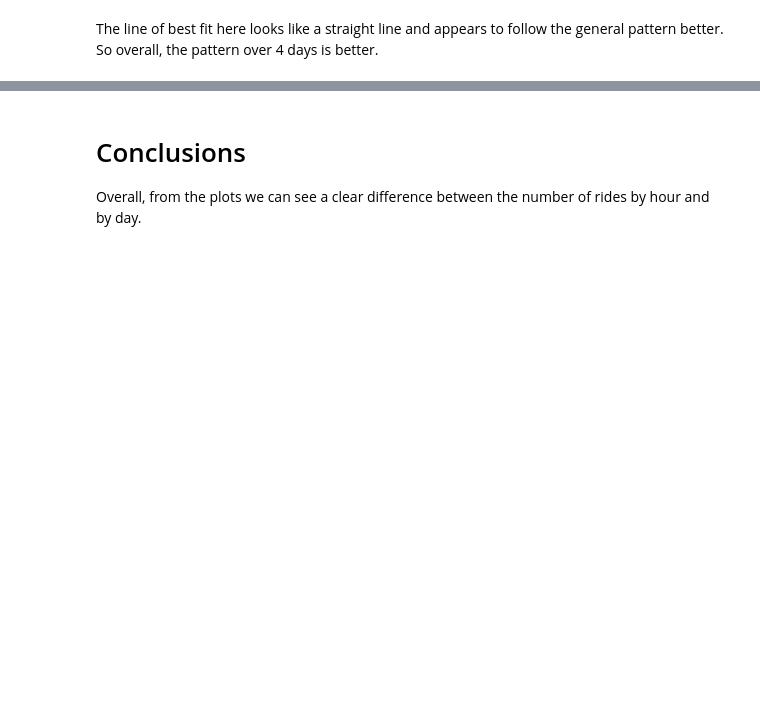
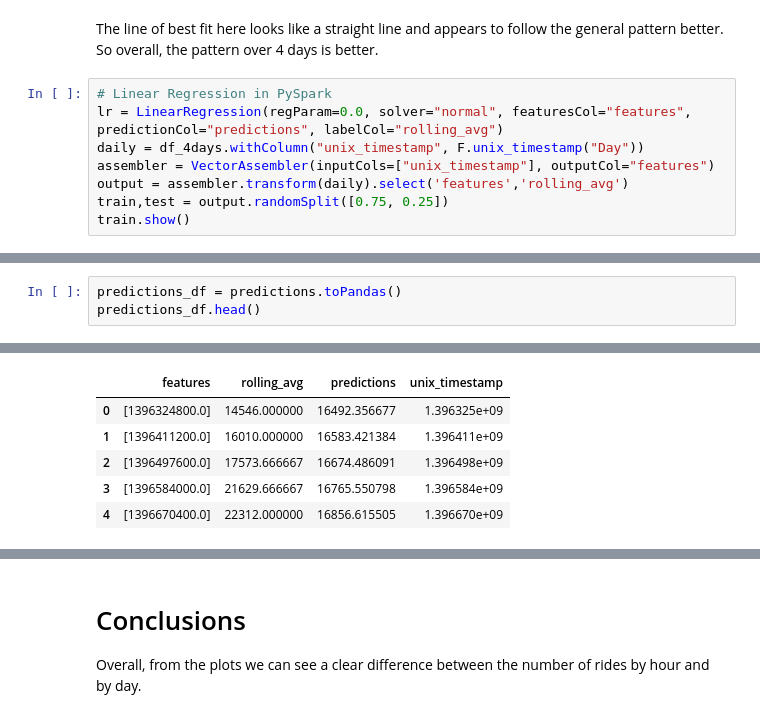
Before and after one commit to milevavantuyl/Movement_NYC, a Jupyter notebook: Melanie Time Series Analysis/Hourly and Daily Changes of Uber Traffic Data.ipynb, the cells around one changed output, grey strips where cells are left out. Drawn from its saved outputs; the diff is of its cells as text; blank space fills up the shorter version.

Commit message:
Linear regression in PySpark

```diff
--- a/Melanie Time Series Analysis/Hourly and Daily Changes of Uber Traffic Data.ipynb
+++ b/Melanie Time Series Analysis/Hourly and Daily Changes of Uber Traffic Data.ipynb
@@ -581,2 +524,10 @@ plt.show()
 # %% [markdown]
 The line of best fit here looks like a straight line and appears to follow the general pattern better. So overall, the pattern over 4 days is better.
+# %%
+# Linear Regression in PySpark
+lr = LinearRegression(regParam=0.0, solver="normal", featuresCol="features", predictionCol="predictions", labelCol="rolling_avg")
+daily = df_4days.withColumn("unix_timestamp", F.unix_timestamp("Day"))
+assembler = VectorAssembler(inputCols=["unix_timestamp"], outputCol="features")
+output = assembler.transform(daily).select('features','rolling_avg')
+train,test = output.randomSplit([0.75, 0.25])
+train.show()
@@ -582,0 +630,4 @@ The line of best fit here looks like a straight line and appears to follow the g
+# %%
+predictions_df = predictions.toPandas()
+predictions_df.head()
+# %% [output]
@@ -582,0 +638,6 @@ The line of best fit here looks like a straight line and appears to follow the g
+|  | features | rolling_avg | predictions | unix_timestamp |
+| 0 | [1396324800.0] | 14546.000000 | 16492.356677 | 1.396325e+09 |
+| 1 | [1396411200.0] | 16010.000000 | 16583.421384 | 1.396411e+09 |
+| 2 | [1396497600.0] | 17573.666667 | 16674.486091 | 1.396498e+09 |
+| 3 | [1396584000.0] | 21629.666667 | 16765.550798 | 1.396584e+09 |
+| 4 | [1396670400.0] | 22312.000000 | 16856.615505 | 1.396670e+09 |
```
Also changed, not shown: parts of 16 cells of this notebook.
